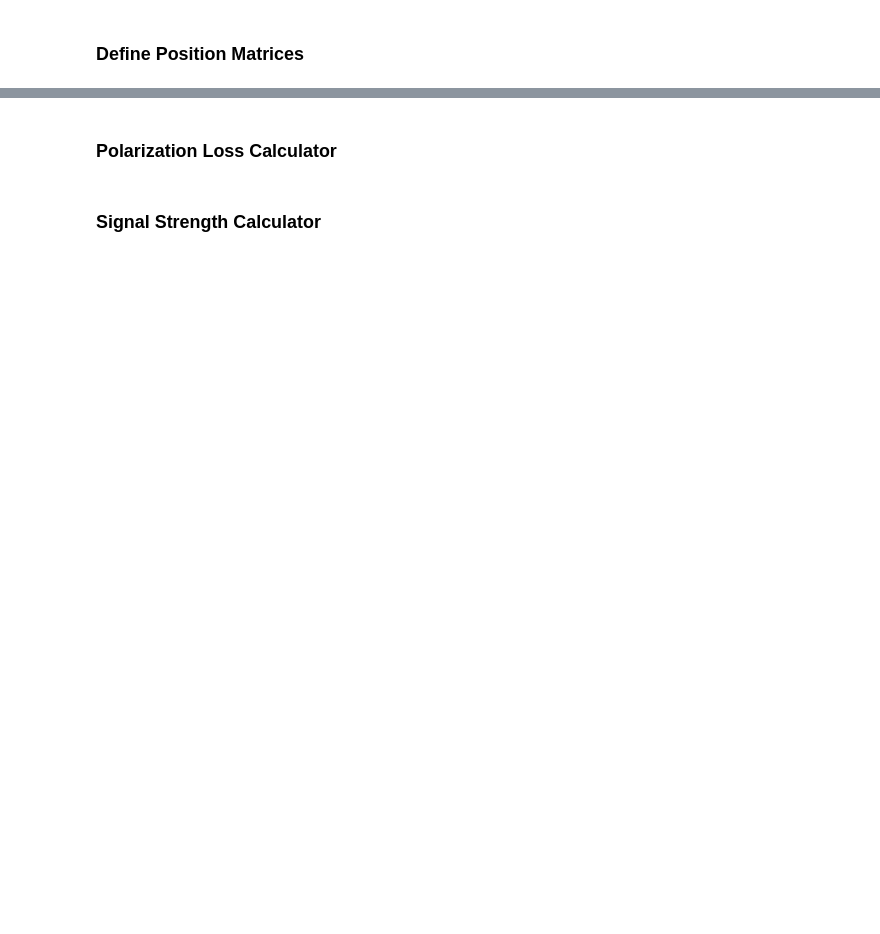
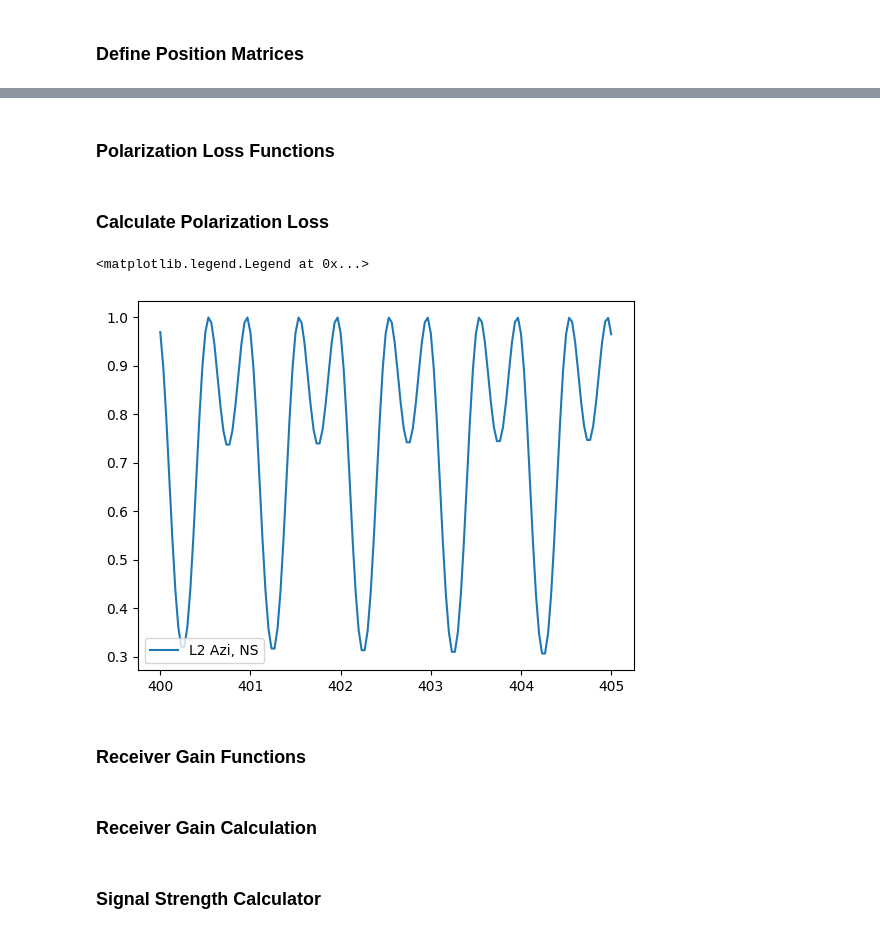
Before and after one commit to swallace23/link_margin, a Jupyter notebook: Link Margin Calculations.ipynb, the cells around one changed output, grey strips where cells are left out. Cells and saved outputs as stored; diff of their text form; code cells hidden in the pictures; blank space fills up the shorter version.

```diff
--- a/Link Margin Calculations.ipynb
+++ b/Link Margin Calculations.ipynb
@@ -263,3 +153,10 @@ plt.show()
 # %% [markdown]
 ### Define Position Matrices
+# %%
+# Global Parameters
+# data sample rate in hertz
+sample_rate = 30
+# Time interval
+start_time = 400
+end_time = 405
 # %%
@@ -286,3 +249,3 @@ times_np = np.array(times)
 # %% [markdown]
-### Polarization Loss Calculator
+### Polarization Loss Functions
 # %%
@@ -339,0 +337,2 @@ for r, whip in zip(r_tl, r_whip):
+# %% [markdown]
+### Calculate Polarization Loss
@@ -339,0 +352,23 @@ for r, whip in zip(r_tl, r_whip):
+# %%
+l2s = []
+test_loss = get_polarization_loss(r_vt_interp, whip_vt_aligned, 0)
+
+l2s = np.array(l2s)
+for i in l2s:
+	i = c_s_vec_conversion(i)
+
+
+#plt.plot(new_times, l2s[:,2], label='L2 Azi, EW')
+l2s=[]
+test_loss2 = get_polarization_loss(r_vt_interp, whip_vt_aligned, 1)
+l2s = np.array(l2s)
+for i in l2s:
+	i = c_s_vec_conversion(i)
+
+plt.plot(new_times, l2s[:,2], label='L2 Azi, NS')
+plt.legend()
+# %% [output]
+<matplotlib.legend.Legend at 0x...>
+[figure, added]
+# %% [markdown]
+### Receiver Gain Functions
@@ -339,0 +418,2 @@ for r, whip in zip(r_tl, r_whip):
+# %% [markdown]
+### Receiver Gain Calculation
```
Also changed, not shown: parts of 20 cells of this notebook, 1 other file.
